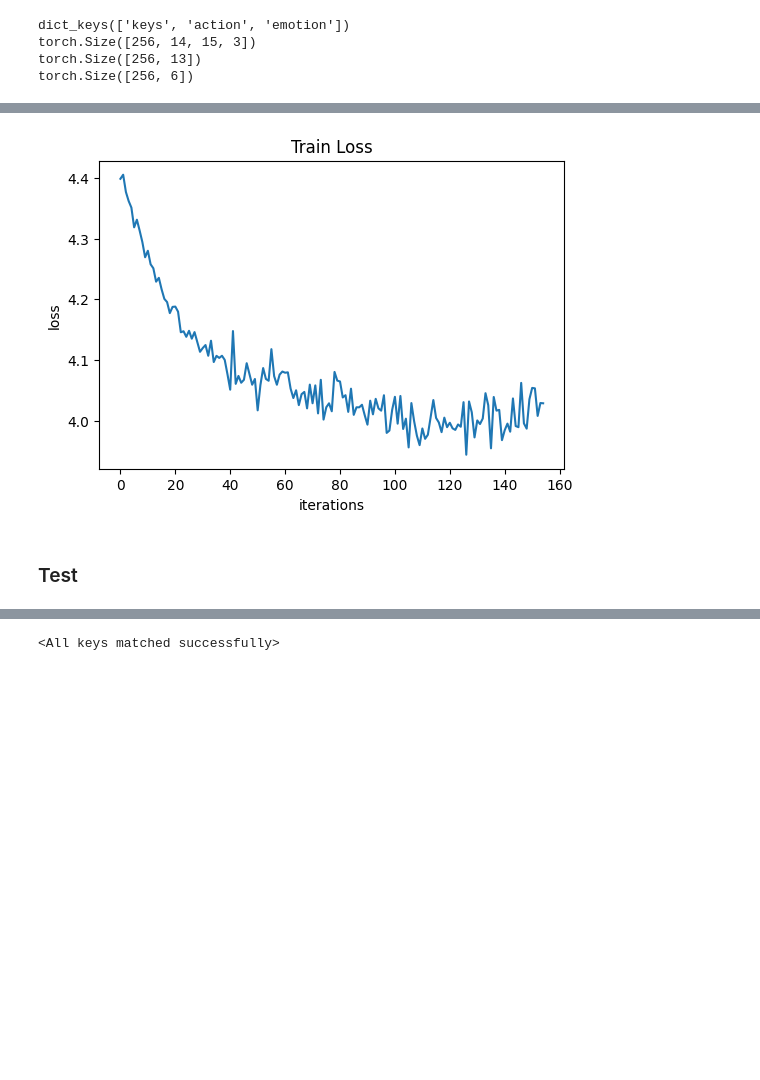
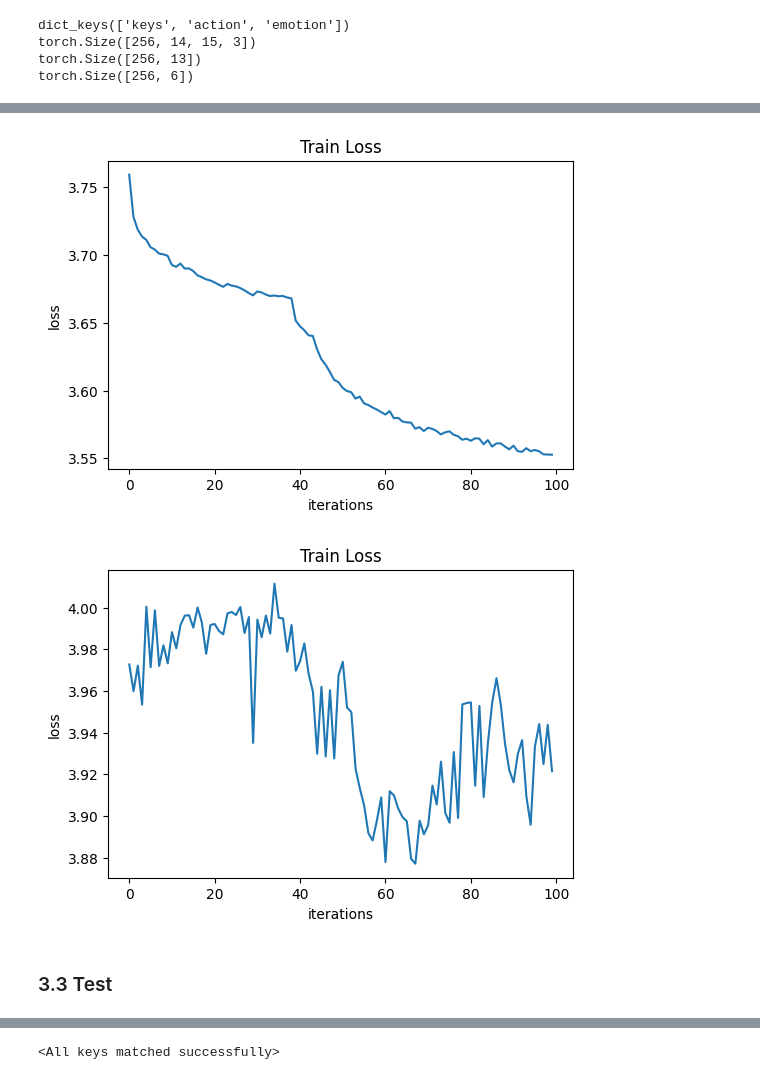
Before and after one commit to suin00h/motion-to-emotion, a Jupyter notebook: EP Model Designing.ipynb, the cells around one changed output, grey strips where cells are left out. Drawn from its saved outputs; the diff is of its cells as text; code cells hidden in the pictures; blank space fills up the shorter version.

```diff
--- a/EP Model Designing.ipynb
+++ b/EP Model Designing.ipynb
@@ -155,6 +165,6 @@ class EPencoder(nn.Module):
 
         return self.mlp_action(act_output), self.mlp_emotion(emo_output)
 # %%
-model_EP = EPencoder()
+model_EP = EPencoder(45)
 model_EP = model_EP.double().to(device)
 # %% [markdown]
@@ -165,3 +175,4 @@ model_EP = model_EP.train()
 criterion = nn.CrossEntropyLoss()
 optimizer = opt.Adam(model_EP.parameters(), lr=LEARNING_RATE)
 loss_train = []
+loss_val = []
@@ -182,2 +179,37 @@ for e in range(EPOCH):
-# %%
-loss_train = [x.cpu().detach() for x in loss_train]
+# %%
+for e in range(EPOCH):
+    losses_train = []
+    losses_val = []
+
+    for train in train_dataloader:
+        optimizer.zero_grad()
+
+        out_act, out_emo = model_EP(train['keys'].to(device))
+        loss_act = criterion(out_act, train['action'].to(device))
+        loss_emo = criterion(out_emo, train['emotion'].to(device))
+
+        loss_t = loss_act + loss_emo
+        losses_train.append(loss_t.item())
+
+        loss_t.backward()
+        optimizer.step()
+
+    with torch.no_grad():
+        for val in val_dataloader:
+            out_act, out_emo = model_EP(val['keys'].to(device))
+            loss_act = criterion(out_act, val['action'].to(device))
+            loss_emo = criterion(out_emo, val['emotion'].to(device))
+
+            loss_v = loss_act + loss_emo
+            losses_val.append(loss_v.item())
+
+    avgLoss_train = np.mean(np.array(losses_train))
+    avgLoss_val = np.mean(np.array(losses_val))
+
+    loss_train.append(avgLoss_train)
+    loss_val.append(avgLoss_val)
+
+    if e % 5 == 0:
+        print(f'Epoch {e+1}/{EPOCH} | Avg Train loss: {avgLoss_train:.4f} | Avg Val loss: {avgLoss_val:.4f}')
+
+print(f'Epoch {e+1}/{EPOCH} | Avg Train loss: {avgLoss_train:.4f} | Avg Val loss: {avgLoss_val:.4f}')
@@ -184,6 +236,8 @@ loss_train = [x.cpu().detach() for x in loss_train]
 # %%
 show_loss(loss_train)
+show_loss(loss_val)
 # %% [output]
-[figure, old version]
+[figure, new version]
+[figure, added]
 # %%
 # saving model state
@@ -195,4 +249,4 @@ with open('state/loss_EP_B256_E1_L2e-5.pkl','wb') as f:
 # %% [markdown]
-### Test
+### 3.3 Test
 # %%
 model_EP = model_EP.eval()
```
Also changed, not shown: parts of 27 cells of this notebook, 5 other files.
